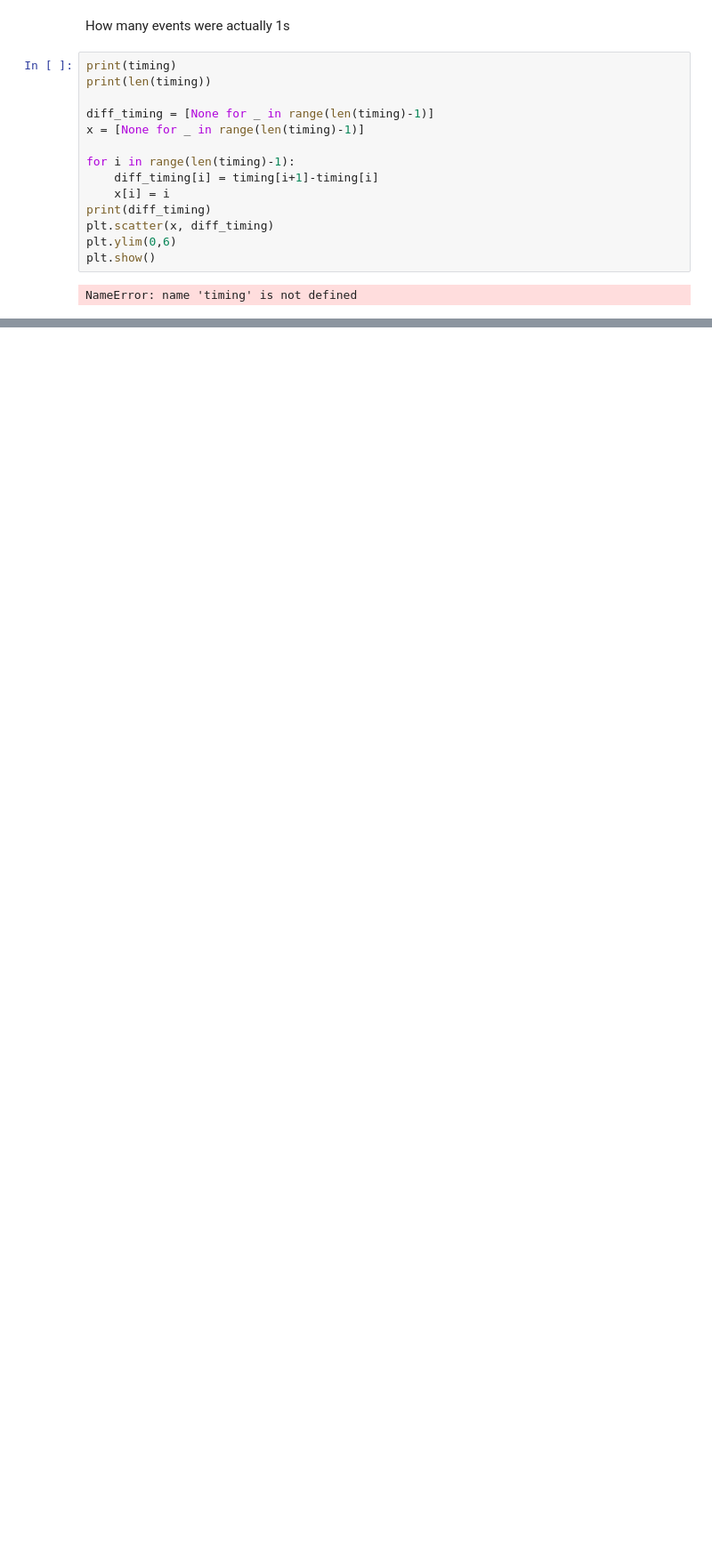
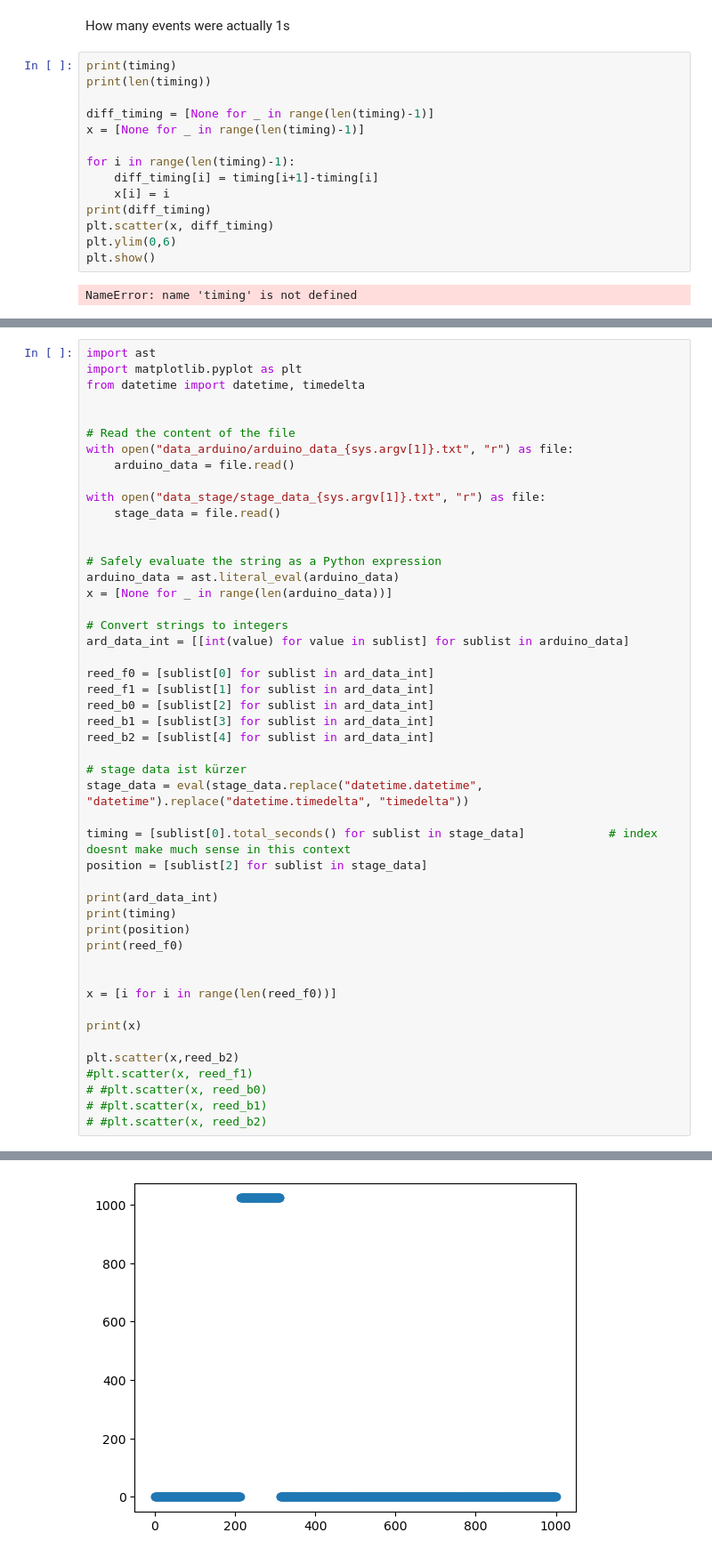
Before and after one commit to annnnna42/Arduino_KDC101_Control_and_Evaluation, a Jupyter notebook: plots.ipynb, the cells around one changed output, grey strips where cells are left out. Shown: that part at 89% size. Saved outputs shown, nothing was run; the diff lists cells and outputs as text; blank space fills up the shorter version.

```diff
--- a/plots.ipynb
+++ b/plots.ipynb
@@ -279,0 +165,49 @@ b
+# %%
+import ast
+import matplotlib.pyplot as plt
+from datetime import datetime, timedelta
+
+
+# Read the content of the file
+with open("data_arduino/arduino_data_{sys.argv[1]}.txt", "r") as file:
+    arduino_data = file.read()
+
+with open("data_stage/stage_data_{sys.argv[1]}.txt", "r") as file:
+    stage_data = file.read()
+
+
+# Safely evaluate the string as a Python expression
+arduino_data = ast.literal_eval(arduino_data)
+x = [None for _ in range(len(arduino_data))]
+
+# Convert strings to integers
+ard_data_int = [[int(value) for value in sublist] for sublist in arduino_data]
+
+reed_f0 = [sublist[0] for sublist in ard_data_int]
+reed_f1 = [sublist[1] for sublist in ard_data_int]
+reed_b0 = [sublist[2] for sublist in ard_data_int]
+reed_b1 = [sublist[3] for sublist in ard_data_int]
+reed_b2 = [sublist[4] for sublist in ard_data_int]
+
+# stage data ist kürzer
+stage_data = eval(stage_data.replace("datetime.datetime", "datetime").replace("datetime.timedelta", "timedelta"))
+
+timing = [sublist[0].total_seconds() for sublist in stage_data]            # index doesnt make much sense in this context
+position = [sublist[2] for sublist in stage_data]
+
+print(ard_data_int)
+print(timing)
+print(position)
+print(reed_f0)
+
+
+x = [i for i in range(len(reed_f0))]
+
+print(x)
+
+plt.scatter(x,reed_b2)
+#plt.scatter(x, reed_f1)
+# #plt.scatter(x, reed_b0)
+# #plt.scatter(x, reed_b1)
+# #plt.scatter(x, reed_b2)
+# %% [output]
@@ -279,0 +220 @@ b
+[figure, added]
```
Also changed, not shown: parts of 5 cells of this notebook, 4 other files.
